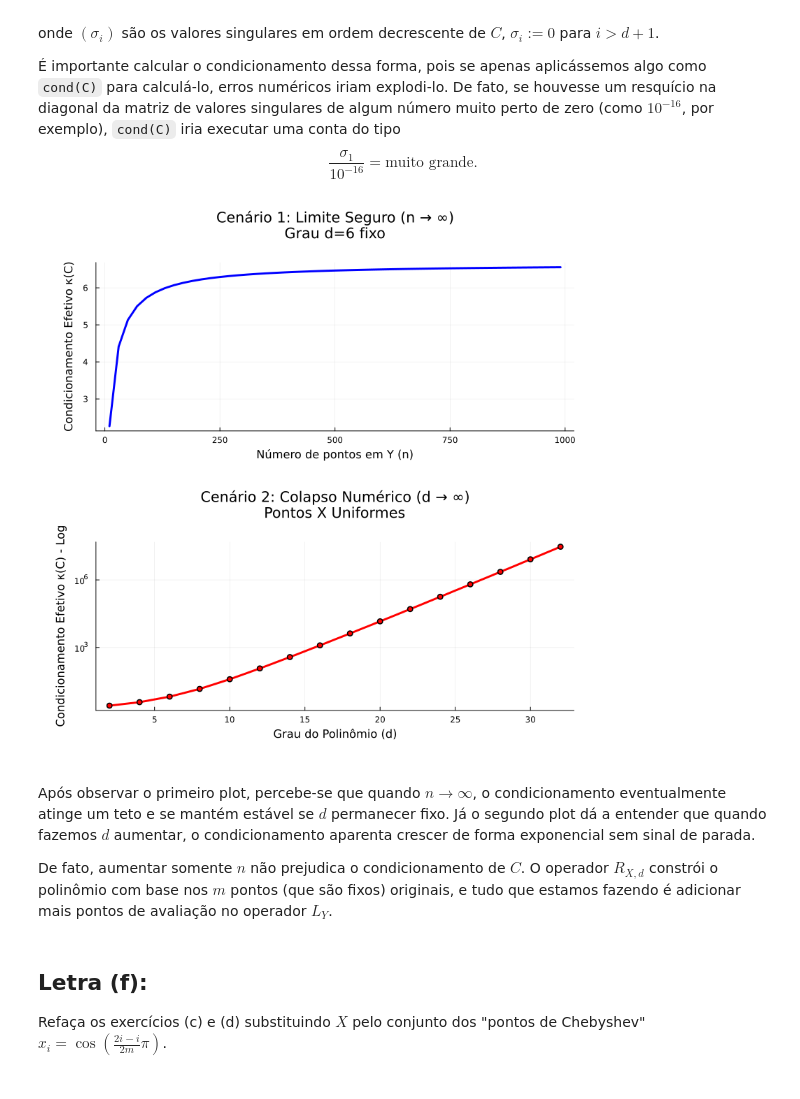
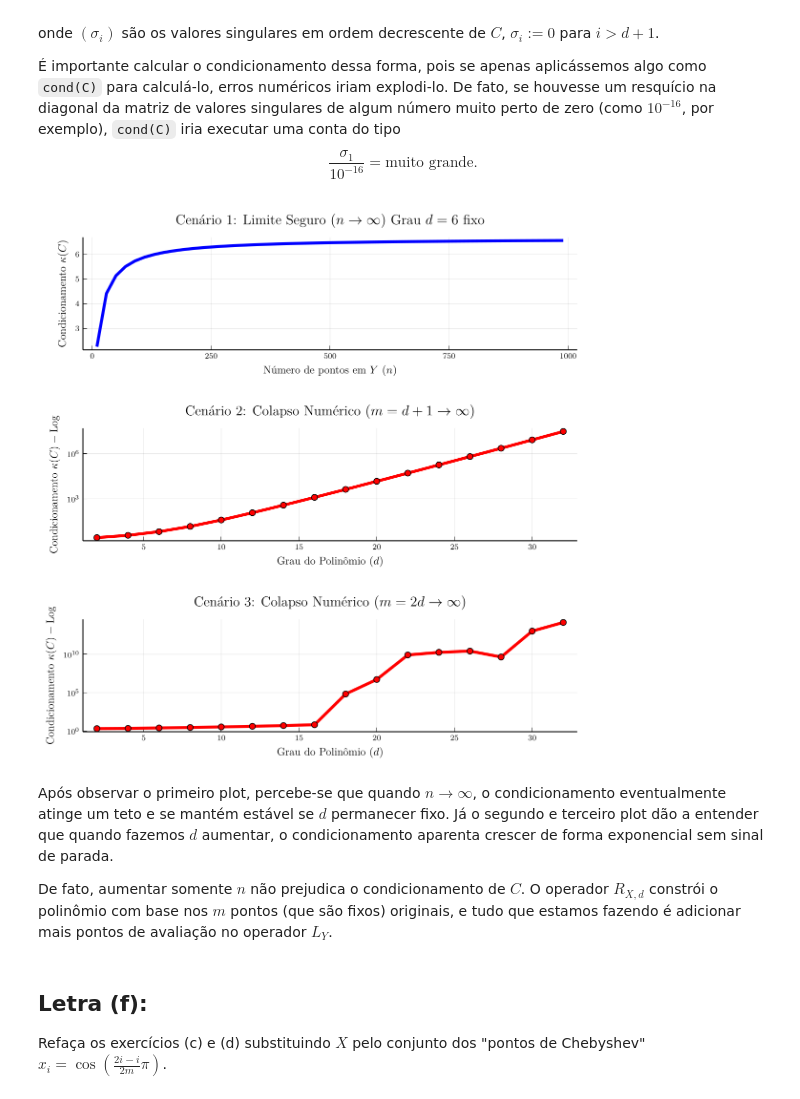
Before and after one commit to PedroDuailibe/Projeto3-ALN, a Jupyter notebook: Projeto3.ipynb, the cells around one changed output. Cells and saved outputs as stored; diff of their text form; code cells hidden in the pictures.

```diff
--- a/Projeto3.ipynb
+++ b/Projeto3.ipynb
@@ -543,54 +553,80 @@ function visualizar_limites()
         push!(cond_n, cond_efetivo)
     end
 
-    p1 = plot(n_vals, cond_n,
-              title="Cenário 1: Limite Seguro (n → ∞)\nGrau d=6 fixo",
-              xlabel="Número de pontos em Y (n)",
-              ylabel="Condicionamento Efetivo κ(C)",
-              lw=3, color=:blue, legend=false,
-              grid=true, margin=6Plots.mm)
+p1 = plot(n_vals, cond_n,
+          title  = latexstring("Cenário 1: Limite Seguro ", L"(n\to\infty)", "\nGrau ", L"d=6", " fixo"),
+          xlabel = latexstring("Número de pontos em  ", L"Y\,\,(n)"),
+          ylabel = latexstring("Condicionamento ", L"\kappa(C)"),
+          lw=3,
+          color=:blue,
+          legend=false,
+          grid=true,
+          margin=6Plots.mm)
 
     # d \to \infty e n \to \infty
     d_vals = 2:2:32
-    cond_d = Float64[]
+    cond_d_1 = Float64[]
+    cond_d_2 = Float64[]
 
     n_grande = 1000
     Y_grande = range(-1.0, 1.0, length=n_grande)
 
     for d in d_vals
-        m = d + 1
+        m = d+1
         X = range(-1.0, 1.0, length=m)
         X_base = X[1:d+1]
 
         A_X = matrix_lagrange(X, d)
         A_Y = matrix_lagrange_cruzada(Y_grande, X_base, d)
 
         C = A_Y * pinv(A_X)
 
         sv_C = svdvals(C)
         cond_efetivo = sv_C[1] / sv_C[d + 1]
-        push!(cond_d, cond_efetivo)
+        push!(cond_d_1, cond_efetivo)
     end
 
-    p2 = plot(d_vals, cond_d,
-              title="Cenário 2: Colapso Numérico (d → ∞)\nPontos X Uniformes",
-              xlabel="Grau do Polinômio (d)",
-              ylabel="Condicionamento Efetivo κ(C) - Log",
+    p2 = plot(d_vals, cond_d_1,
+              title=L"\text{Cenário 2: Colapso Numérico }(m = d +1\to \infty)",
+              xlabel=L"\text{Grau do Polinômio }(d)",
+              ylabel=L"\text{Condicionamento }\kappa(C) - \text{Log}",
               yscale=:log10,
               lw=3, color=:red, marker=:circle, legend=false,
               grid=true, margin=6Plots.mm)
 
-    grafico_final = plot(p1, p2, layout=(2, 1), size=(800, 800))
+    for d in d_vals
+        m = 2d
+        X = range(-1.0, 1.0, length=m)
+        X_base = X[1:d+1]
+
+        A_X = matrix_lagrange(X, d)
+        A_Y = matrix_lagrange_cruzada(Y_grande, X_base, d)
+
+        C = A_Y * pinv(A_X)
+
+        sv_C = svdvals(C)
+        cond_efetivo = sv_C[1] / sv_C[d + 1]
+        push!(cond_d_2, cond_efetivo)
+    end
+    p3 = plot(d_vals, cond_d_2,
+              title=L"\text{Cenário 3: Colapso Numérico }(m = 2d \to \infty)",
+              xlabel=L"\text{Grau do Polinômio }(d)",
+              ylabel=L"\text{Condicionamento }\kappa(C) - \text{Log}",
+              yscale=:log10,
+              lw=3, color=:red, marker=:circle, legend=false,
+              grid=true, margin=6Plots.mm)
+
+    grafico_final = plot(p1, p2, p3, layout=(3, 1), size=(800, 800))
 
     display(grafico_final)
     return grafico_final
 end
 
 visualizar_limites();
 # %% [output]
-[figure, old version]
+[figure, new version]
 # %% [markdown]
-Após observar o primeiro plot, percebe-se que quando $n\to \infty$, o condicionamento eventualmente atinge um teto e se mantém estável se $d$ permanecer fixo. Já o segundo plot dá a entender que quando fazemos $d$ aumentar, o condicionamento aparenta crescer de forma exponencial sem sinal de parada.
+Após observar o primeiro plot, percebe-se que quando $n\to \infty$, o condicionamento eventualmente atinge um teto e se mantém estável se $d$ permanecer fixo. Já o segundo e terceiro plot dão a entender que quando fazemos $d$ aumentar, o condicionamento aparenta crescer de forma exponencial sem sinal de parada.
 
 De fato, aumentar somente $n$ não prejudica o condicionamento de $C$. O operador $R_{X,d}$ constrói o polinômio com base nos $m$ pontos (que são fixos) originais, e tudo que estamos fazendo é adicionar mais pontos de avaliação no operador $L_Y$.
 # %% [markdown]
```
Also changed, not shown: parts of 18 cells of this notebook.
